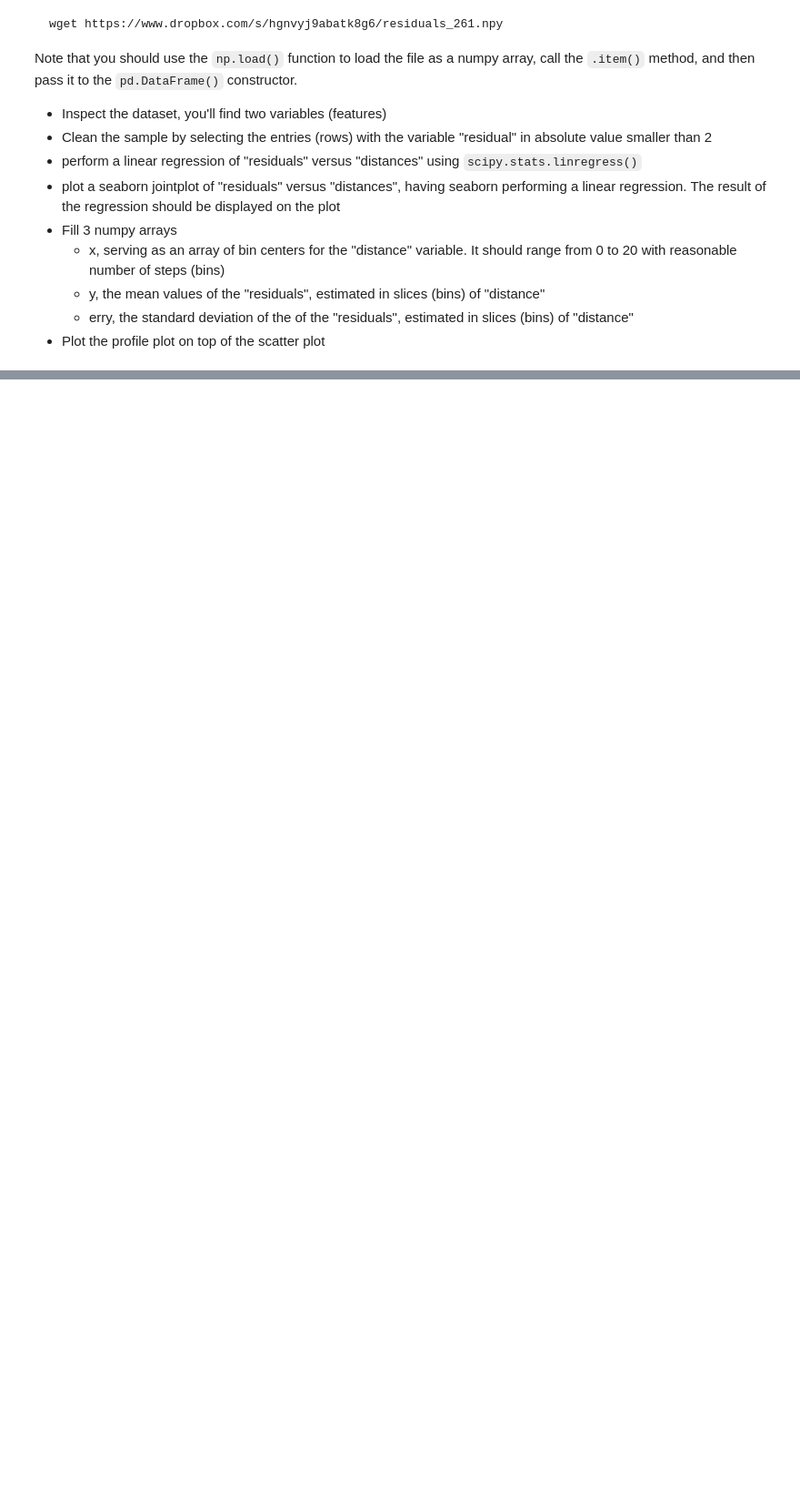
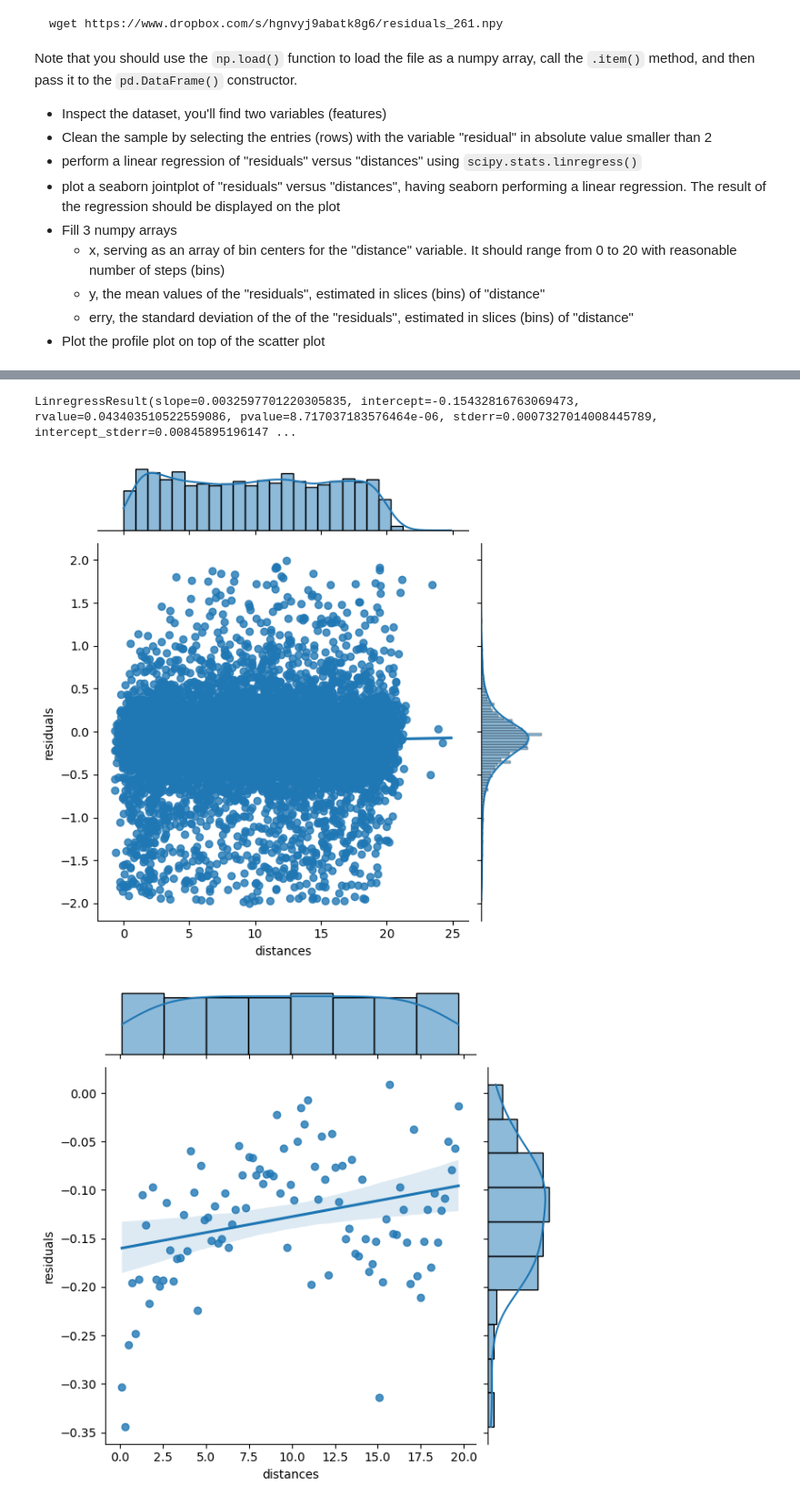
Before and after one commit to LeoPi314/LaboratoryOfComputationalPhysics_Y7, a Jupyter notebook: 07ex_Visualization.ipynb, the cells around one changed output, grey strips where cells are left out. Shown: that part at 91% size. Drawn from its saved outputs; the diff is of its cells as text; code cells hidden in the pictures; blank space fills up the shorter version.

```diff
--- a/07ex_Visualization.ipynb
+++ b/07ex_Visualization.ipynb
@@ -245,0 +230,67 @@ LinregressResult(slope=0.0032597701220305835, intercept=-0.15432816763069473, rv
+# %%
+# loding a file using numpy; allow_pickle can be set to True because we "trust" the file origin and it contains arrays
+df_261 = pd.DataFrame(np.load('residuals_261.npy', allow_pickle=True).item())
+# making a vew of the masked datafile using the condition absolute_value(residual column) < 2
+cleared = df_261[np.abs(df_261['residuals']) < 2]
+#cleared
+# using scipy stats imported before to call linregress for the xOy system distancesOresiduals
+parameters = sps.linregress(cleared['distances'], cleared['residuals'])
+# the output is a class of differen object labeling all parameters obtained by the regression
+print(parameters)
+# importing seaborn
+import seaborn as sns
+# making a jointplot, it takes data as a DataFrame and axes as labels, kind determines the type of graph and
+# x_jitter is an argument of regplot, that adds random noise along x (used only to visualize them not aligned)
+sns.jointplot(x="distances", y="residuals", x_jitter= 1.0, data=cleared, kind='reg')
+# last two points
+# settings given in the text
+min_b= 0.0
+max_b= 20.0
+n_bin = 100
+# computig width of the bins
+b_width = (max_b -min_b)/(n_bin)
+# this could have been a linspace, but gets a range [min_b, max_b) where point have fixed distance b_width
+x = np.arange(min_b, max_b, b_width)
+# computing the array of centroids, taking from 0 to N-1 left position of bins and adding half width
+x_centroid = x[0:-1:] + b_width/2.0
+# getting y axis from a conversion of a list comprehension of the means of the cleared distances in the desired range
+# the element has to be lesser than the centroid + half width and more than the centroid - half width
+# here * is used instead of and because it's faster for an elementwise operation
+y = np.array([ np.mean( cleared[(cleared['distances'] > (x[i] - b_width/2.)) * (cleared['distances'] < (x[i] + b_width/2.))]['residuals'] ) for i in range(n_bin-1) ])
+# getting error for y axis from a conversion of a list comprehension of the std of the cleared distances in the desired range as before
+erry = np.array([ np.std( cleared[(cleared['distances'] > (x[i] - b_width/2.)) * (cleared['distances'] < (x[i] + b_width/2.))]['residuals'] ) for i in range(n_bin-1) ])
+# getting for x_bins the number of elements in each bin similar as before, here using shape of the result to count the entries
+x_bins = np.array([ ( cleared[(cleared['distances'] > (x[i] - b_width)) * (cleared['distances'] < (x[i] + b_width))]['distances'] ).shape[0] for i in range(n_bin-1) ])
+# checking if empty bins are present, using all to have True  when all elements in x_bins are grater than 0, and not to reverse that result
+if ( not np.all(x_bins) ) : print( 'There are empty bins')
+
+# profile plot of the scatter plot (?)
+plot_data= pd.DataFrame(zip(x_centroid, y, erry), columns=['distances','residuals','std'], index=np.arange(1, n_bin))
+# g = sns.jointplot( data=plot_data , x='distances', y='residuals', weights='std', kind="reg")
+g = sns.jointplot( data=plot_data , x='distances', y='residuals', kind="reg")
+fig, ax1= plt.subplots(nrows=1, ncols=1, figsize=(16,9))
+ax1.errorbar( x_centroid, y, erry, label='binning', alpha=0.85, color='black', ecolor='gray', elinewidth=0.7, fmt='o', markersize=2.)
+# linreg line
+ax1.plot( x_centroid, (x_centroid*(parameters.slope) + (parameters.intercept)), label= 'original_linreg', alpha=0.75, color='red', linewidth=0.8)
+par = sps.linregress(x_centroid, y)
+ax1.plot( x_centroid, (x_centroid*(par.slope) + (par.intercept)), label= 'bin_linreg', alpha=0.75, color='blue', linewidth=0.8)
+
+# labels and co.
+ax1.set_title('Distances and residuals')
+ax1.legend(loc=(0.9, 0.9))
+ax1.set_xlabel('distances')
+ax1.set_ylabel('residuals')
+
+# some fancy parameter science
+ax1.xaxis.set_major_locator(MultipleLocator(2.000))
+ax1.xaxis.set_minor_locator(AutoMinorLocator(4))
+ax1.yaxis.set_major_locator(MultipleLocator(0.1000))
+ax1.yaxis.set_minor_locator(AutoMinorLocator(4))
+ax1.tick_params(which='major', width=1.0)
+ax1.tick_params(which='major', length=10)
+ax1.tick_params(which='minor', width=1.0, labelsize=10)
+ax1.tick_params(which='minor', length=5, labelsize=10, labelcolor='0.25')
+# %% [output]
+LinregressResult(slope=0.0032597701220305835, intercept=-0.15432816763069473, rvalue=0.043403510522559086, pvalue=8.717037183576464e-06, stderr=0.0007327014008445789, intercept_stderr=0.00845895196147 ...
+[figure, added]
+[figure, added]
```
Also changed, not shown: parts of 6 cells of this notebook, 1 other file.
